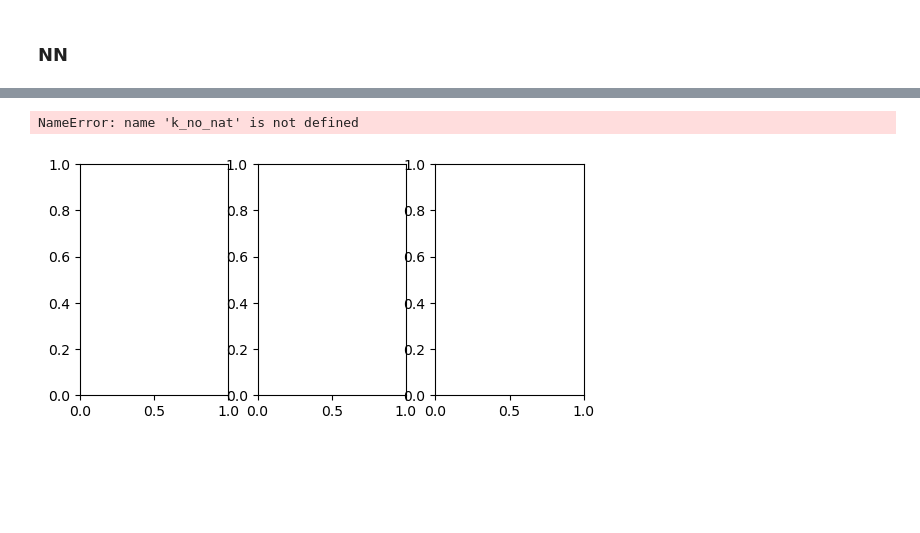
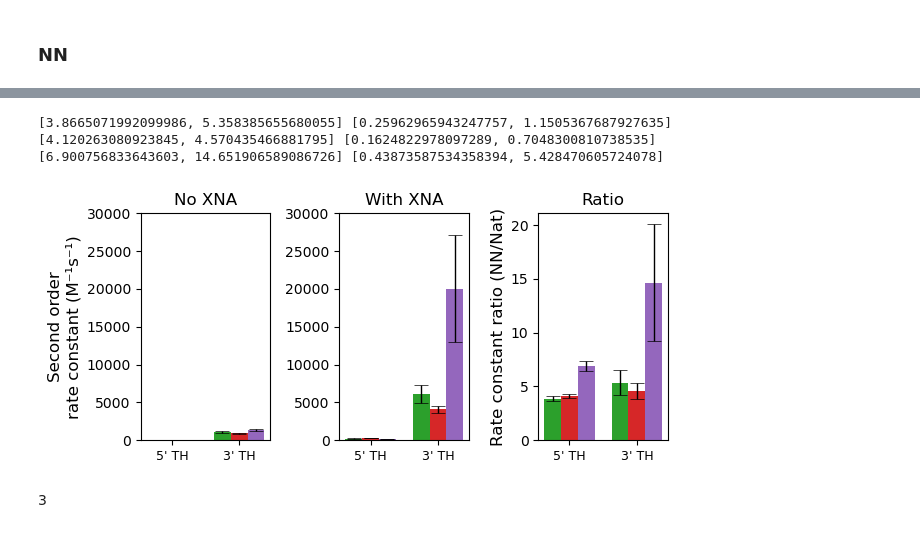
Before and after one commit to thachuk-lab/NN-DSD-Results-Analysis, a Jupyter notebook: CascadeModeling.ipynb, the cells around one changed output, grey strips where cells are left out. Saved outputs shown, nothing was run; the diff lists cells and outputs as text; code cells hidden in the pictures; blank space fills up the shorter version.

```diff
--- a/CascadeModeling.ipynb
+++ b/CascadeModeling.ipynb
@@ -348,7 +348,7 @@ levels = [list(conditions.keys())[0]]
 fit = fit_nat
 start = timeToSec("0:00:00")
 x = np.array(t_TUM_casc_controls[0:number_of_points])
-
+offset = offset_TUM_casc_controls
 format_dict = {'point_size': 10, 'point_opacity': 1, 'fill_opacity': 0.8}
 
 curves = []
@@ -1959,0 +1962,4 @@ plt.show()
+# %%
+#using baseline measured from untrigged reporter on 2025-06-18
+fit_nat = [789.333333, (6299.700000 - 789.333333)/20]
+fit_nn =  [278.600000	, (4571.900000	- 278.600000	)/20]
@@ -1960,19 +2300,2 @@ plt.show()
 # %% [markdown]
 ## No incubation
-# %%
-t1 = t_TUM_controls
-data1 = TUM_controls
-conditions1 = conditions_TUM_controls
-t2 = t_TUM_casc_controls
-data2 = TUM_casc_controls
-conditions2 = conditions_TUM_casc_controls
-levels1 = list(conditions1.keys())
-levels2 = list(conditions2.keys())
-
-dfArray = []
-for i,l in enumerate(levels1):
-    dfArray.append(getEndpoint(l, t1, data1, conditions1))
-for i,l in enumerate(levels2):
-    dfArray.append(getEndpoint(l, t2, data2, conditions2))
-merged_df = pd.concat(dfArray, ignore_index=True)
-merged_df
@@ -1986,4 +2302 @@ merged_df
-# %%
-fit_nat = [3962.800000, (16755.433333-3962.800000)/20]
-fit_nn =  [4076.666667, (16163.700000-4076.666667)/20]
 # %% [markdown]
@@ -2413,9 +3352,9 @@ trig_nn_data_together = [k_trig_nn[3], UW_k_trig_nn[0]]
 trig_R_data_together = [[k_trig_nn[3][0]/k_trig_nat[3][0], prop_err(k_trig_nn[3], k_trig_nat[3])] , [UW_k_trig_nn[0][0]/UW_k_trig_nat[0][0], prop_err(UW_k_trig_nn[0], UW_k_trig_nat[0])]]
 
 # Panel 2: Reporter incubated
-rep_nat_data_together = [k_rep_nat[3], UW_k_rep_nat[0]]
-rep_nn_data_together = [k_rep_nn[3], UW_k_rep_nn[0]]
-rep_R_data_together = [[k_rep_nn[3][0]/k_rep_nat[3][0], prop_err(k_rep_nn[3], k_rep_nat[3])] , [UW_k_rep_nn[0][0]/UW_k_rep_nat[0][0], prop_err(UW_k_rep_nn[0], UW_k_rep_nat[0])]]
+rep_nat_data_together = [k_rep_nat[3], UW_k_casc_nat[0]]
+rep_nn_data_together = [k_rep_nn[3], UW_k_casc_nn[0]]
+rep_R_data_together = [[k_rep_nn[3][0]/k_rep_nat[3][0], prop_err(k_rep_nn[3], k_rep_nat[3])] , [UW_k_casc_nn[0][0]/UW_k_casc_nat[0][0], prop_err(UW_k_casc_nn[0], UW_k_casc_nat[0])]]
 
 # Grouped data for each condition and panel
 datasets_panel0 = [
@@ -2450,34 +3389,38 @@ for data_list, color, dx in datasets_panel1:
     ax[1].bar(x + dx, y, width=bar_width, yerr=e, color=color, error_kw=error_params)
 
 # Plot diff
 for data_list, color, dx in datasets_panel2:
     y = [d[0] for d in data_list]
     e = [d[1] for d in data_list]
     print(y, e)
     ax[2].bar(x + dx, y, width=bar_width, yerr=e, color=color, error_kw=error_params)
 
 # Formatting
 for a in ax:
     a.set_xticks(x)
     a.set_xticklabels(labels, fontsize=9)
     a.set_ylim(0, )
     a.tick_params(axis='x')
 
 ax[0].set_ylabel('Second order\nrate constant (M⁻¹s⁻¹)', fontsize=12)
 
 ax[2].set_ylabel('Rate constant ratio (NN/Nat)', fontsize=12)
 
-ax[0].set_ylim(0, 4000)
-ax[1].set_ylim(0, 4000)
+ax[0].set_ylim(0, 30000)
+ax[1].set_ylim(0, 30000)
 
 
 ax[0].set_title('No XNA', fontsize=12)
 ax[1].set_title('With XNA', fontsize=12)
 ax[2].set_title('Ratio', fontsize=12)
 
 plt.tight_layout()
 plt.savefig('NAR_onestep_compare_k.svg', dpi=400)
 plt.show()
 # %% [output]
-NameError: name 'k_no_nat' is not defined
+[3.8665071992099986, 5.358385655680055] [0.25962965943247757, 1.1505367687927635]
+[4.120263080923845, 4.570435466881795] [0.1624822978097289, 0.7048300810738535]
+[6.900756833643603, 14.651906589086726] [0.43873587534358394, 5.428470605724078]
-[figure, old version]
+[figure, new version]
+# %% [markdown]
+3
```
Also changed, not shown: parts of 21 cells of this notebook, 5 other files.
